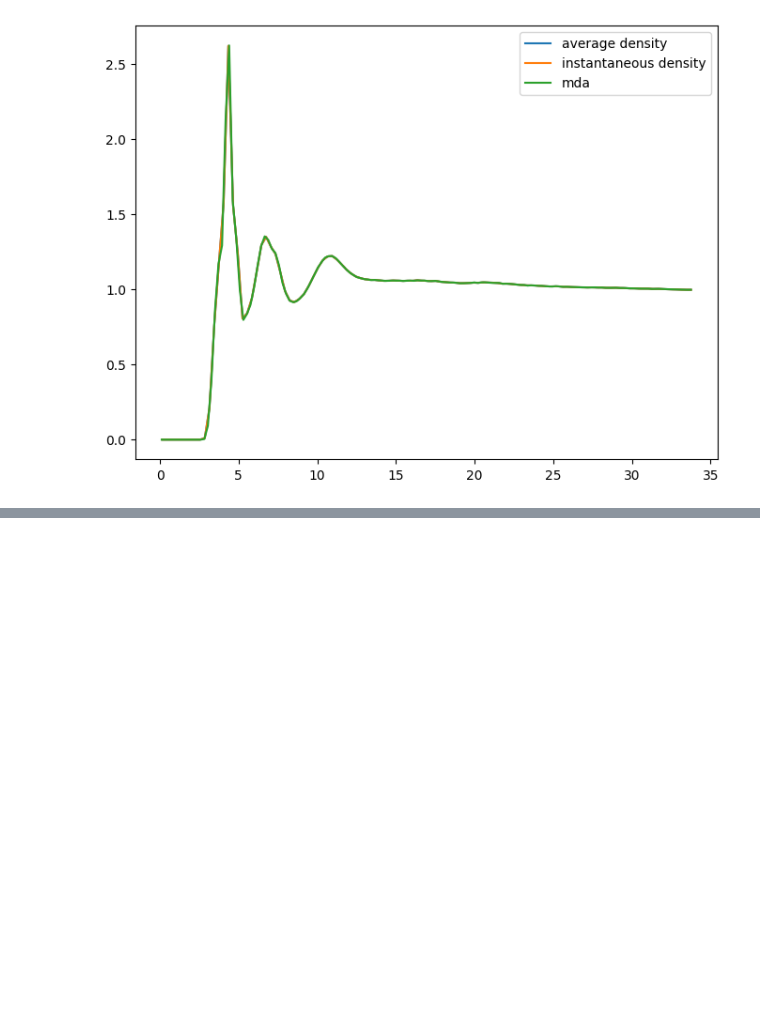
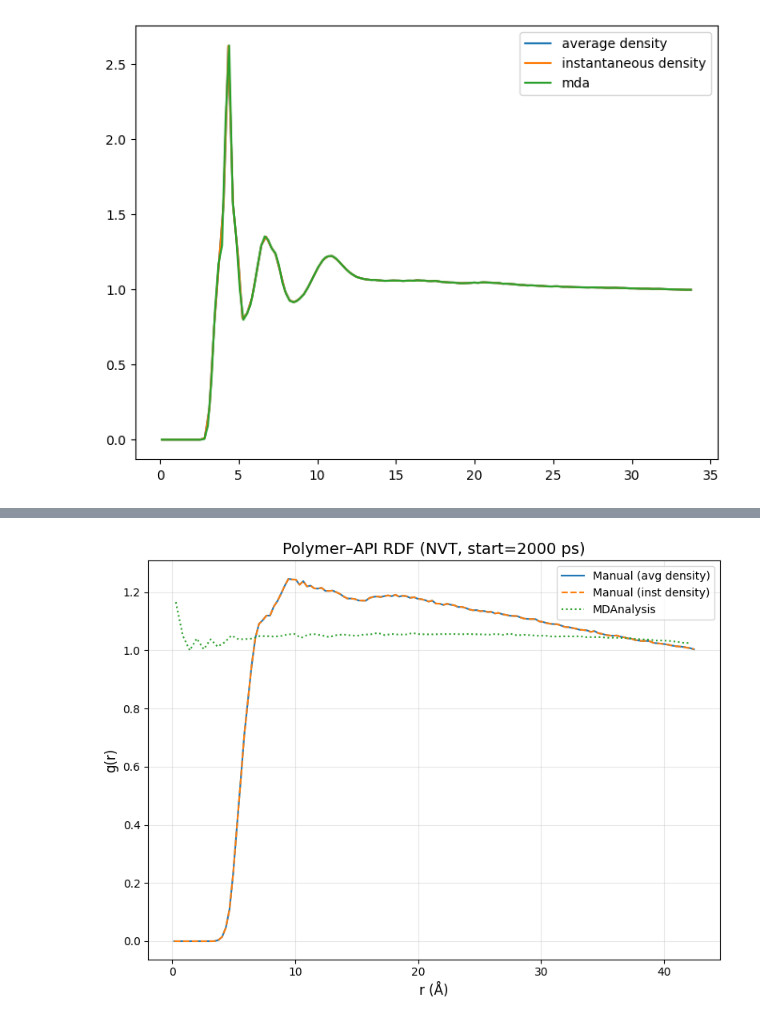
Before and after one commit to Luca-Gasparro/breaking_bad, a Jupyter notebook: rdf/rdf_results.ipynb, the cells around one changed output, grey strips where cells are left out. Cells and saved outputs as stored; diff of their text form; code cells hidden in the pictures; blank space fills up the shorter version.

```diff
--- a/rdf/rdf_results.ipynb
+++ b/rdf/rdf_results.ipynb
@@ -173,0 +176,80 @@ plt.savefig("polY_poly_rdf_npt.png", dpi=300)
+# %%
+# ----- NVT Simulation ------
+man_poly_api_nvt_bin_avg, man_poly_api_nvt_rdf_avg = (
+    rdf_analysis.polymer_api_rdf_manual(
+        polymer_topology_file="dry_nvt_polymer.tpr",
+        polymer_trajectory_file="dry_nvt_trim_polymers.xtc",
+        reference_particle_name="N1",
+        simulation_information_filename="test_api.npz",
+        bin_width=0.3,
+        instantaneous=False,
+        start_time=2000,
+    )
+)
+
+man_poly_api_nvt_bin_inst, man_poly_api_nvt_rdf_inst = (
+    rdf_analysis.polymer_api_rdf_manual(
+        polymer_topology_file="dry_nvt_polymer.tpr",
+        polymer_trajectory_file="dry_nvt_trim_polymers.xtc",
+        reference_particle_name="N1",
+        simulation_information_filename="test_api.npz",
+        bin_width=0.3,
+        instantaneous=True,
+        start_time=2000,
+    )
+)
+
+
+mda_poly_api_nvt_bin, mda_poly_api_nvt_rdf = rdf_analysis.api_polymer_rdf(
+    "dry_nvt.tpr",
+    "dry_nvt_trim_whole.xtc",
+    api_residue_name="NAP",
+    output_filename="test_api.npz",
+    polymer_topology_file="dry_nvt_polymer.tpr",
+    polymer_trajectory_file="dry_nvt_trim_polymers.xtc",
+    polymer_atom_name="N1",
+    start_time=2000,
+    frame_strides=[1],
+)
+
+
+plt.figure(figsize=(8, 6))
+
+# Manual avg
+plt.plot(
+    man_poly_api_nvt_bin_avg,
+    man_poly_api_nvt_rdf_avg,
+    label="Manual (avg density)",
+    color="C0",
+    linestyle="-",
+)
+
+# Manual inst
+plt.plot(
+    man_poly_api_nvt_bin_inst,
+    man_poly_api_nvt_rdf_inst,
+    label="Manual (inst density)",
+    color="C1",
+    linestyle="--",
+)
+
+# MDAnalysis inst
+plt.plot(
+    mda_poly_api_nvt_bin,
+    mda_poly_api_nvt_rdf[0],
+    label="MDAnalysis",
+    color="C2",
+    linestyle=":",
+)
+
+plt.xlabel("r (Å)", fontsize=12)
+plt.ylabel("g(r)", fontsize=12)
+plt.title("Polymer–API RDF (NVT, start=2000 ps)", fontsize=14)
+plt.legend()
+plt.grid(True, alpha=0.3)
+plt.tight_layout()
+plt.show()
+
+print(mda_poly_api_nvt_bin)
+print(man_poly_api_nvt_bin_inst)
+# %% [output]
@@ -173,0 +257 @@ plt.savefig("polY_poly_rdf_npt.png", dpi=300)
+[figure, added]
```
Also changed, not shown: parts of 3 cells of this notebook, 2 other files.
